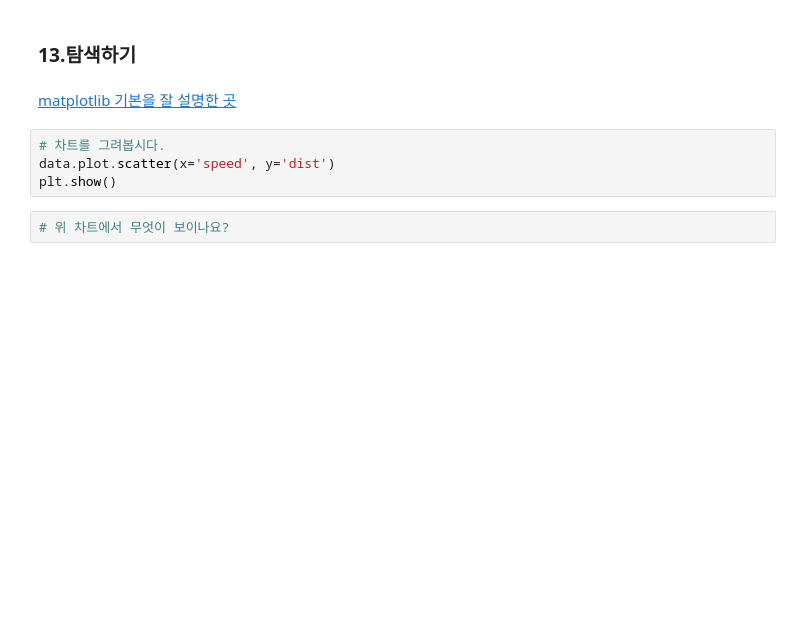
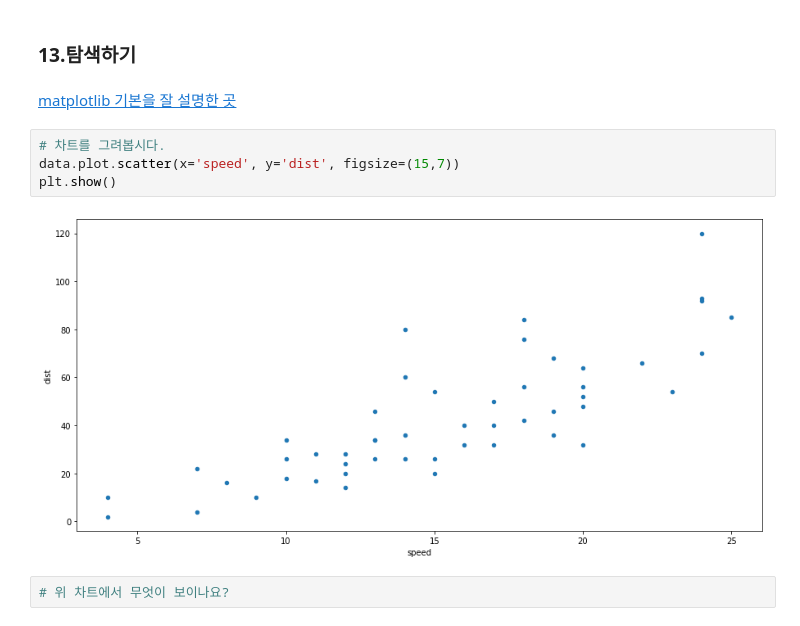
Before and after one commit to oms1226/20201130_python_farmingindustry, a Jupyter notebook: 1week/21_Regression_Cars.ipynb, the cells around one changed output. Saved outputs shown, nothing was run; the diff lists cells and outputs as text; blank space fills up the shorter version.

```diff
--- a/1week/21_Regression_Cars.ipynb
+++ b/1week/21_Regression_Cars.ipynb
@@ -61,8 +90,10 @@ data.isnull().sum()
 [matplotlib 기본을 잘 설명한 곳](https://datascienceschool.net/view-notebook/d0b1637803754bb083b5722c9f2209d0/)
 # %%
 # 차트를 그려봅시다.
-data.plot.scatter(x='speed', y='dist')
+data.plot.scatter(x='speed', y='dist', figsize=(15,7))
 plt.show()
+# %% [output]
+[figure, added]
 # %%
 # 위 차트에서 무엇이 보이나요?
 # %% [markdown]
```
Also changed, not shown: parts of 19 cells of this notebook, 7 other files.
